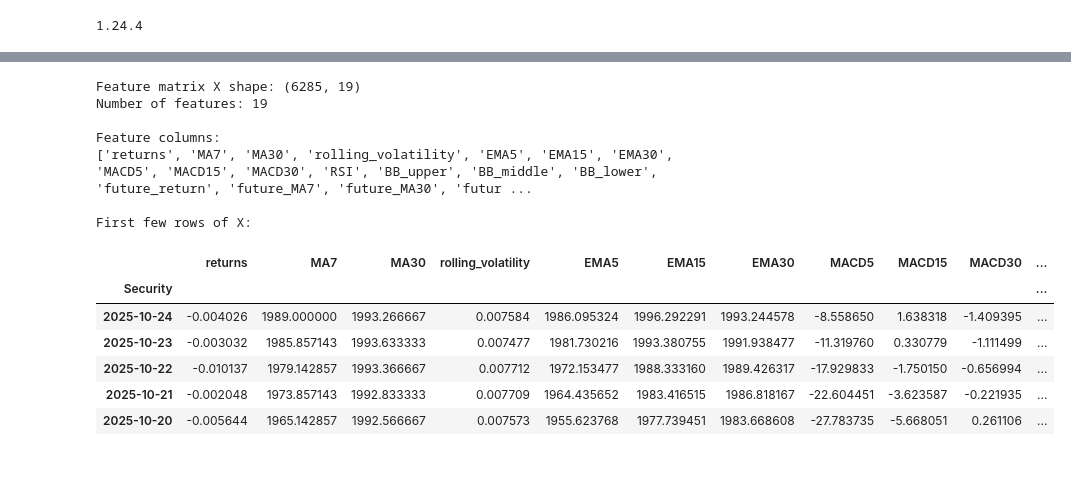
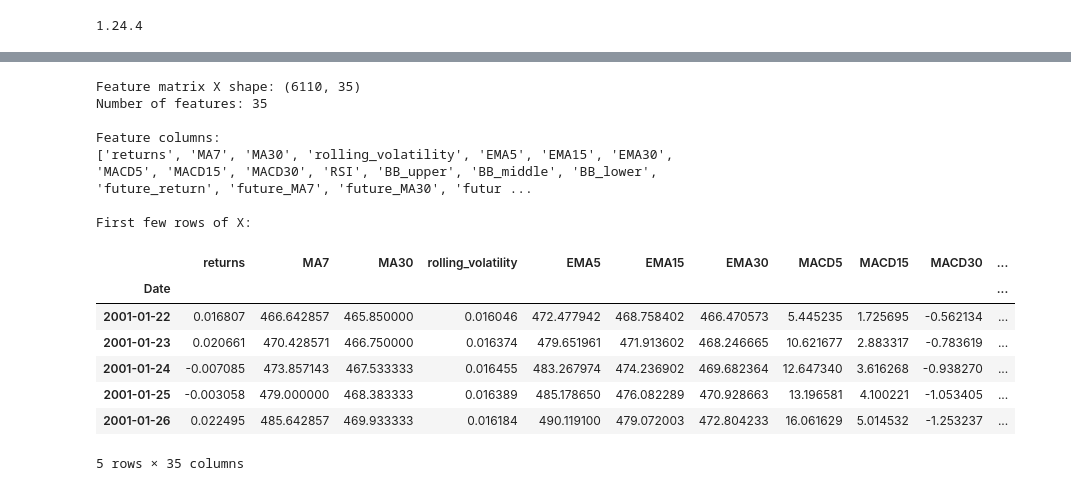
Before and after one commit to cg4761-cmyk/Project_Macro_Impact_On_Lead, a Jupyter notebook: eda/EDA.ipynb, the cells around one changed output, grey strips where cells are left out. Cells and saved outputs as stored; diff of their text form; code cells hidden in the pictures.

```diff
--- a/eda/EDA.ipynb
+++ b/eda/EDA.ipynb
@@ -32,7 +32,7 @@ or from the matplotlib source distribution
 # %%
 # Load train.csv
 data_dir = Path("../data_processed")
-train_df = pd.read_csv(data_dir / "all_features.csv", index_col=0, parse_dates=True)
+train_df = pd.read_csv(data_dir / "all_features_with_macro.csv", index_col=0, parse_dates=True)
 
 print(f"TData shape: {train_df.shape}")
 print(f"Date range: {train_df.index.min()} to {train_df.index.max()}")
@@ -57,27 +57,28 @@ First few rows:
 # %%
 # Extract features (X) - exclude target variables
-irr_cols = ['LOPBDY LME Comdty', 'return_7d', 'target', 'Security']
+irr_cols = ['LOPBDY LME Comdty', 'return_7d', 'target', 'Date']
 X = train_df.drop(columns=irr_cols, errors='ignore')
 
 print(f"Feature matrix X shape: {X.shape}")
 print(f"Number of features: {X.shape[1]}")
 print(f"\nFeature columns:")
 print(list(X.columns))
 print(f"\nFirst few rows of X:")
 X.head()
 # %% [output]
-Feature matrix X shape: (6285, 19)
-Number of features: 19
+Feature matrix X shape: (6110, 35)
+Number of features: 35
 
 Feature columns:
 ['returns', 'MA7', 'MA30', 'rolling_volatility', 'EMA5', 'EMA15', 'EMA30', 'MACD5', 'MACD15', 'MACD30', 'RSI', 'BB_upper', 'BB_middle', 'BB_lower', 'future_return', 'future_MA7', 'future_MA30', 'futur ...
 
 First few rows of X:
 |  | returns | MA7 | MA30 | rolling_volatility | EMA5 | EMA15 | EMA30 | MACD5 | MACD15 | MACD30 | ... |
-| Security |  |  |  |  |  |  |  |  |  |  | ... |
-| 2025-10-24 | -0.004026 | 1989.000000 | 1993.266667 | 0.007584 | 1986.095324 | 1996.292291 | 1993.244578 | -8.558650 | 1.638318 | -1.409395 | ... |
-| 2025-10-23 | -0.003032 | 1985.857143 | 1993.633333 | 0.007477 | 1981.730216 | 1993.380755 | 1991.938477 | -11.319760 | 0.330779 | -1.111499 | ... |
-| 2025-10-22 | -0.010137 | 1979.142857 | 1993.366667 | 0.007712 | 1972.153477 | 1988.333160 | 1989.426317 | -17.929833 | -1.750150 | -0.656994 | ... |
-| 2025-10-21 | -0.002048 | 1973.857143 | 1992.833333 | 0.007709 | 1964.435652 | 1983.416515 | 1986.818167 | -22.604451 | -3.623587 | -0.221935 | ... |
-| 2025-10-20 | -0.005644 | 1965.142857 | 1992.566667 | 0.007573 | 1955.623768 | 1977.739451 | 1983.668608 | -27.783735 | -5.668051 | 0.261106 | ... |
+| Date |  |  |  |  |  |  |  |  |  |  | ... |
+| 2001-01-22 | 0.016807 | 466.642857 | 465.850000 | 0.016046 | 472.477942 | 468.758402 | 466.470573 | 5.445235 | 1.725695 | -0.562134 | ... |
+| 2001-01-23 | 0.020661 | 470.428571 | 466.750000 | 0.016374 | 479.651961 | 471.913602 | 468.246665 | 10.621677 | 2.883317 | -0.783619 | ... |
+| 2001-01-24 | -0.007085 | 473.857143 | 467.533333 | 0.016455 | 483.267974 | 474.236902 | 469.682364 | 12.647340 | 3.616268 | -0.938270 | ... |
+| 2001-01-25 | -0.003058 | 479.000000 | 468.383333 | 0.016389 | 485.178650 | 476.082289 | 470.928663 | 13.196581 | 4.100221 | -1.053405 | ... |
+| 2001-01-26 | 0.022495 | 485.642857 | 469.933333 | 0.016184 | 490.119100 | 479.072003 | 472.804233 | 16.061629 | 5.014532 | -1.253237 | ... |
+5 rows × 35 columns
 # %%
```
Also changed, not shown: parts of 8 cells of this notebook, 3 other files.
